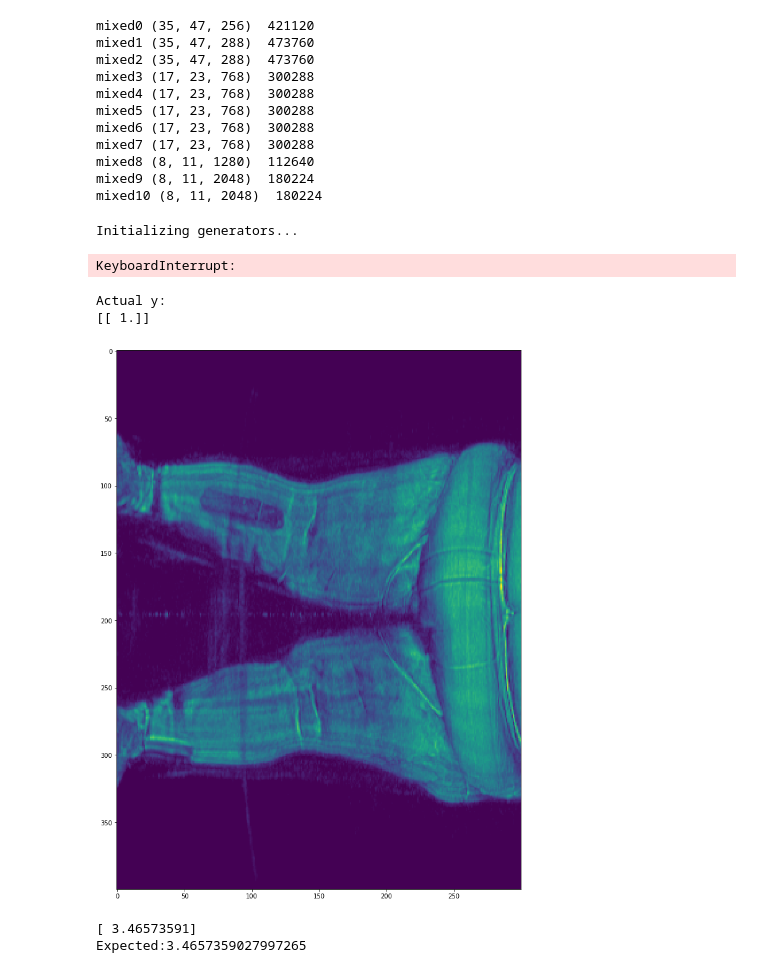
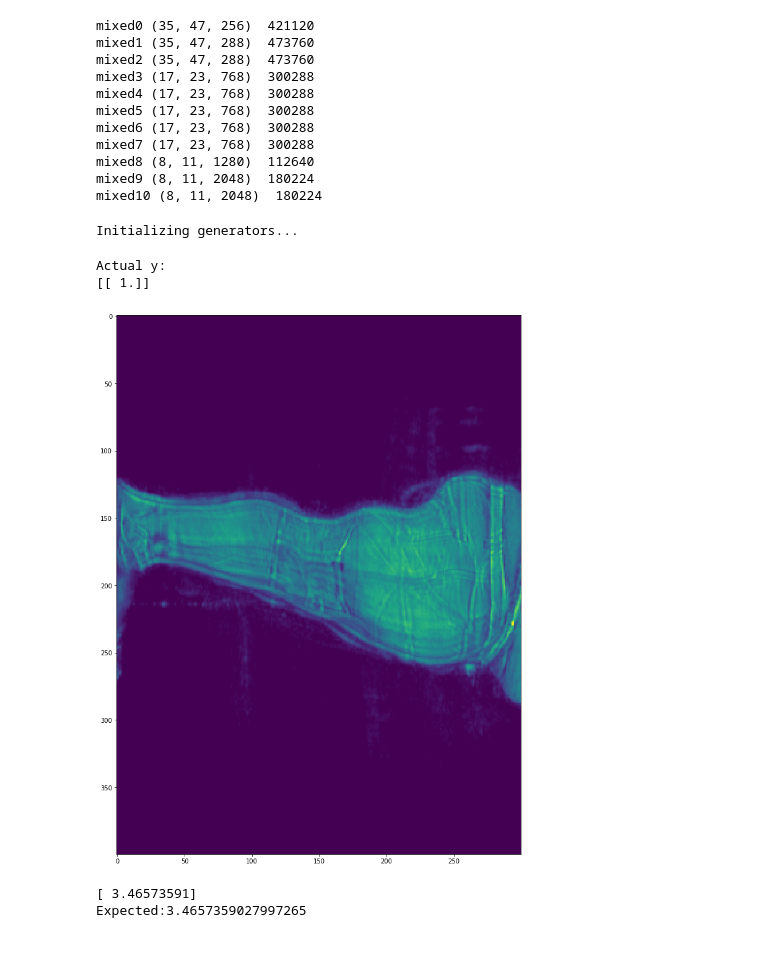
Before and after one commit to brayan07/machine-learning, a Jupyter notebook: projects/capstone/DHSThreatRecognition/Part Review and Simple Case Study.ipynb, the cells around one changed output. Saved outputs shown, nothing was run; the diff lists cells and outputs as text; code cells hidden in the pictures.

```diff
--- a/projects/capstone/DHSThreatRecognition/Part Review and Simple Case Study.ipynb
+++ b/projects/capstone/DHSThreatRecognition/Part Review and Simple Case Study.ipynb
@@ -17,7 +17,7 @@ FINAL_WIDTH = 400
 FINAL_HEIGHT = 600
 CHANNELS = 1
 ZONES = 17
-ANGLES = 16
+ANGLES = 4
 #Create directories for sequencer function if they don't exist
 for d in ['temp/train_scan/','temp/test_scan/','temp/val_scan/']:
     if not os.path.isdir(d):
@@ -96,7 +96,7 @@ class LegScanSequencer(Sequence):
             f = h5py.File(path,"r")
             try:
                 X_train[j,:,:,:,:] = f['/image'].value[self.angles,:,:FINAL_HEIGHT//2,:]
-                r_leg = [12,14]
+                r_leg = [12,14,13,15]
                 l_leg = [13,15]
                 r_y = np.amax(f['/labels'].value[r_leg])
                 #l_y = np.amax(f['/labels'].value[l_leg])
@@ -282,18 +284,17 @@ for X, y in train_seq:
 #slm = getSingleLegModel()
 # %% [output]
 Initializing generators...
-KeyboardInterrupt:
 # %%
 fig = plt.figure(figsize = (16,16))
 ax = fig.add_subplot(111)
-ax.imshow(X[0,0,:,:,0], cmap = 'viridis')
+ax.imshow(X[0,3,:,:,0], cmap = 'viridis')
 
 print("Actual y:")
 print(y)
 # %% [output]
 Actual y:
 [[ 1.]]
-[figure, old version]
+[figure, new version]
 # %%
 sess = tf.InteractiveSession()
 z = weighted_binary_crossentropy(tf.convert_to_tensor(y,dtype=tf.float32),tf.convert_to_tensor([[0.]],dtype=tf.float32))
```
Also changed, not shown: parts of 18 cells of this notebook, 1 other file.
